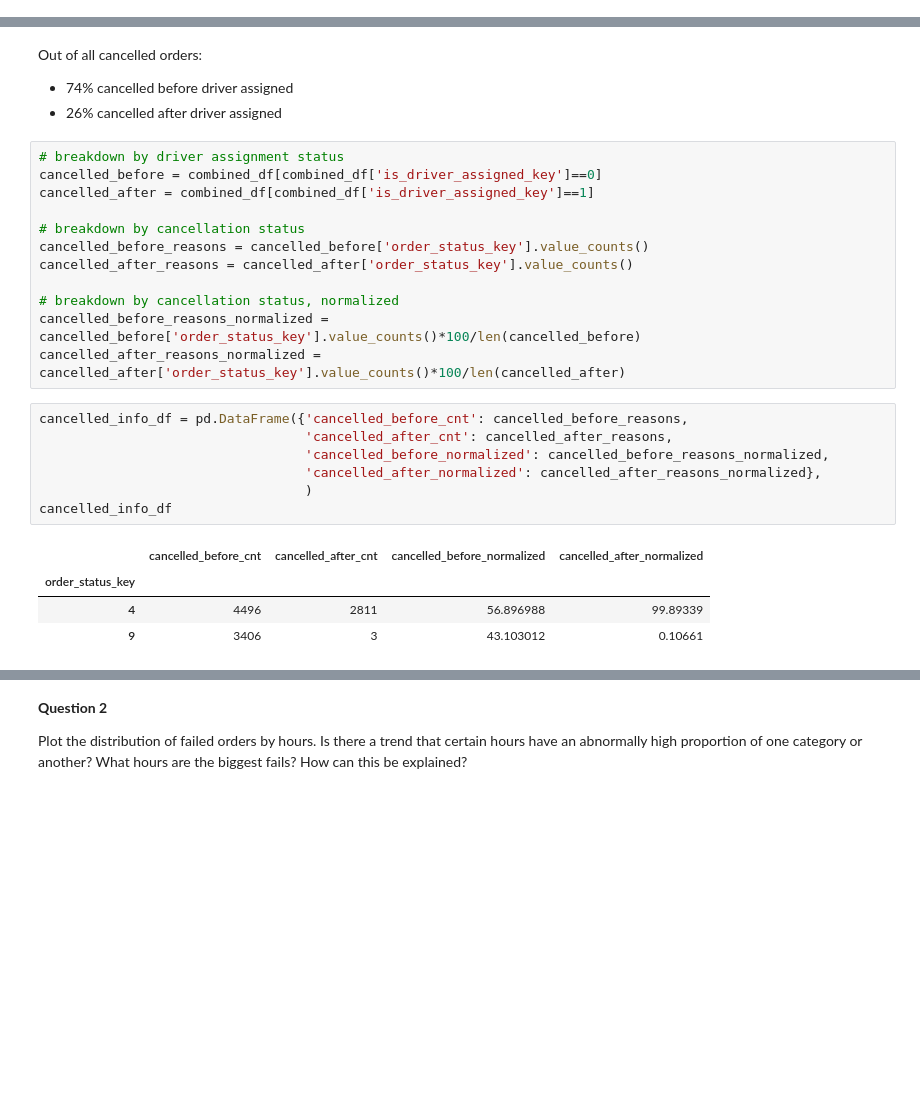
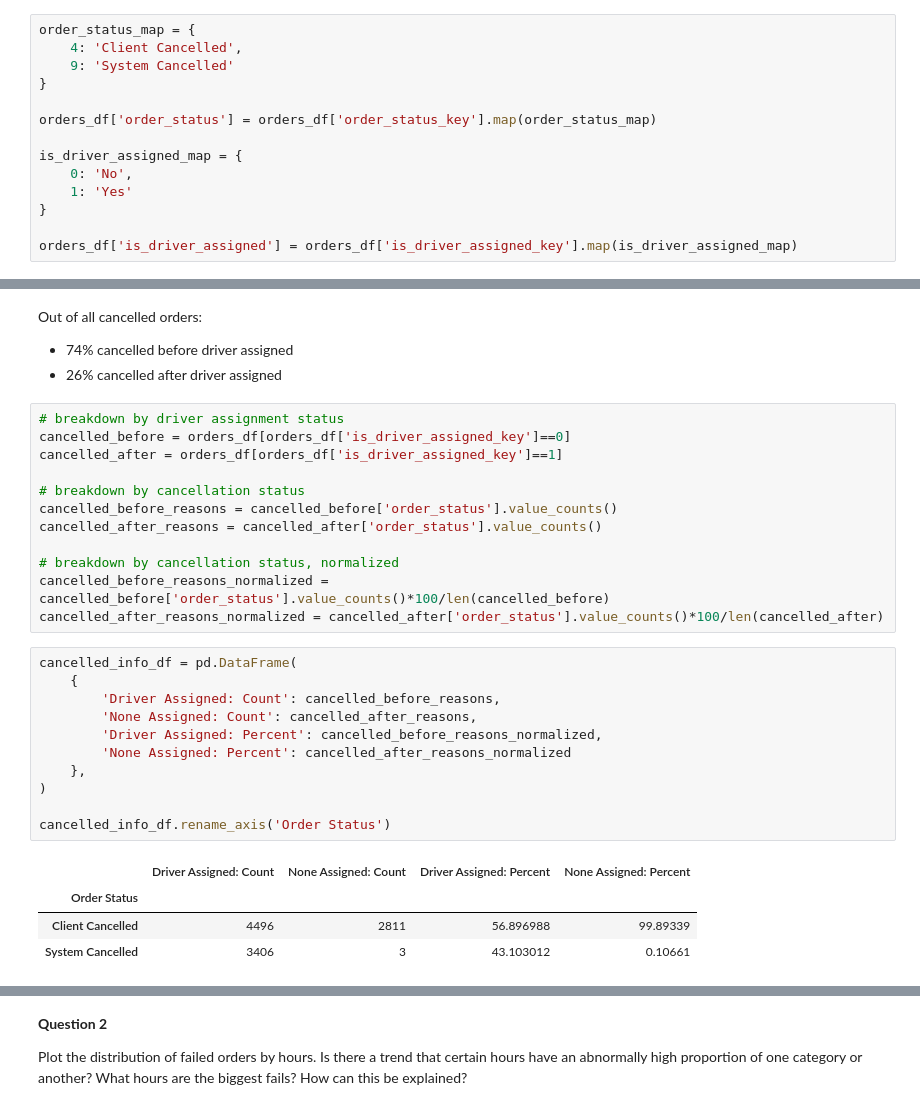
Before and after one commit to jimin-kang/Insights-from-Failed-Orders, a Jupyter notebook: analysis.ipynb, the cells around one changed output, grey strips where cells are left out. Drawn from its saved outputs; the diff is of its cells as text; blank space fills up the shorter version.

```diff
--- a/analysis.ipynb
+++ b/analysis.ipynb
@@ -106,3 +98,17 @@ Data columns (total 8 columns):
  7   cancellations_time_in_seconds  7307 non-null   float64
 dtypes: float64(4), int64(3), object(1)
 memory usage: 669.9+ KB
+# %%
+order_status_map = {
+    4: 'Client Cancelled',
+    9: 'System Cancelled'
+}
+
+orders_df['order_status'] = orders_df['order_status_key'].map(order_status_map)
+
+is_driver_assigned_map = {
+    0: 'No',
+    1: 'Yes'
+}
+
+orders_df['is_driver_assigned'] = orders_df['is_driver_assigned_key'].map(is_driver_assigned_map)
@@ -131,28 +152,32 @@ Out of all cancelled orders:
 - 26% cancelled after driver assigned
 # %%
 # breakdown by driver assignment status
-cancelled_before = combined_df[combined_df['is_driver_assigned_key']==0]
-cancelled_after = combined_df[combined_df['is_driver_assigned_key']==1]
+cancelled_before = orders_df[orders_df['is_driver_assigned_key']==0]
+cancelled_after = orders_df[orders_df['is_driver_assigned_key']==1]
 
 # breakdown by cancellation status
-cancelled_before_reasons = cancelled_before['order_status_key'].value_counts()
-cancelled_after_reasons = cancelled_after['order_status_key'].value_counts()
+cancelled_before_reasons = cancelled_before['order_status'].value_counts()
+cancelled_after_reasons = cancelled_after['order_status'].value_counts()
 
 # breakdown by cancellation status, normalized
-cancelled_before_reasons_normalized = cancelled_before['order_status_key'].value_counts()*100/len(cancelled_before)
-cancelled_after_reasons_normalized = cancelled_after['order_status_key'].value_counts()*100/len(cancelled_after)
+cancelled_before_reasons_normalized = cancelled_before['order_status'].value_counts()*100/len(cancelled_before)
+cancelled_after_reasons_normalized = cancelled_after['order_status'].value_counts()*100/len(cancelled_after)
 # %%
-cancelled_info_df = pd.DataFrame({'cancelled_before_cnt': cancelled_before_reasons,
-                                  'cancelled_after_cnt': cancelled_after_reasons,
-                                  'cancelled_before_normalized': cancelled_before_reasons_normalized,
-                                  'cancelled_after_normalized': cancelled_after_reasons_normalized},
-                                  )
-cancelled_info_df
+cancelled_info_df = pd.DataFrame(
+    {
+        'Driver Assigned: Count': cancelled_before_reasons,
+        'None Assigned: Count': cancelled_after_reasons,
+        'Driver Assigned: Percent': cancelled_before_reasons_normalized,
+        'None Assigned: Percent': cancelled_after_reasons_normalized
+    },
+)
+
+cancelled_info_df.rename_axis('Order Status')
 # %% [output]
-|  | cancelled_before_cnt | cancelled_after_cnt | cancelled_before_normalized | cancelled_after_normalized |
-| order_status_key |  |  |  |  |
-| 4 | 4496 | 2811 | 56.896988 | 99.89339 |
-| 9 | 3406 | 3 | 43.103012 | 0.10661 |
+|  | Driver Assigned: Count | None Assigned: Count | Driver Assigned: Percent | None Assigned: Percent |
+| Order Status |  |  |  |  |
+| Client Cancelled | 4496 | 2811 | 56.896988 | 99.89339 |
+| System Cancelled | 3406 | 3 | 43.103012 | 0.10661 |
 # %% [markdown]
 Out of all cancelled orders:
 - 74/26 split for orders cancelled before & after driver assignment, respectively
```
Also changed, not shown: parts of 34 cells of this notebook, 2 other files.
